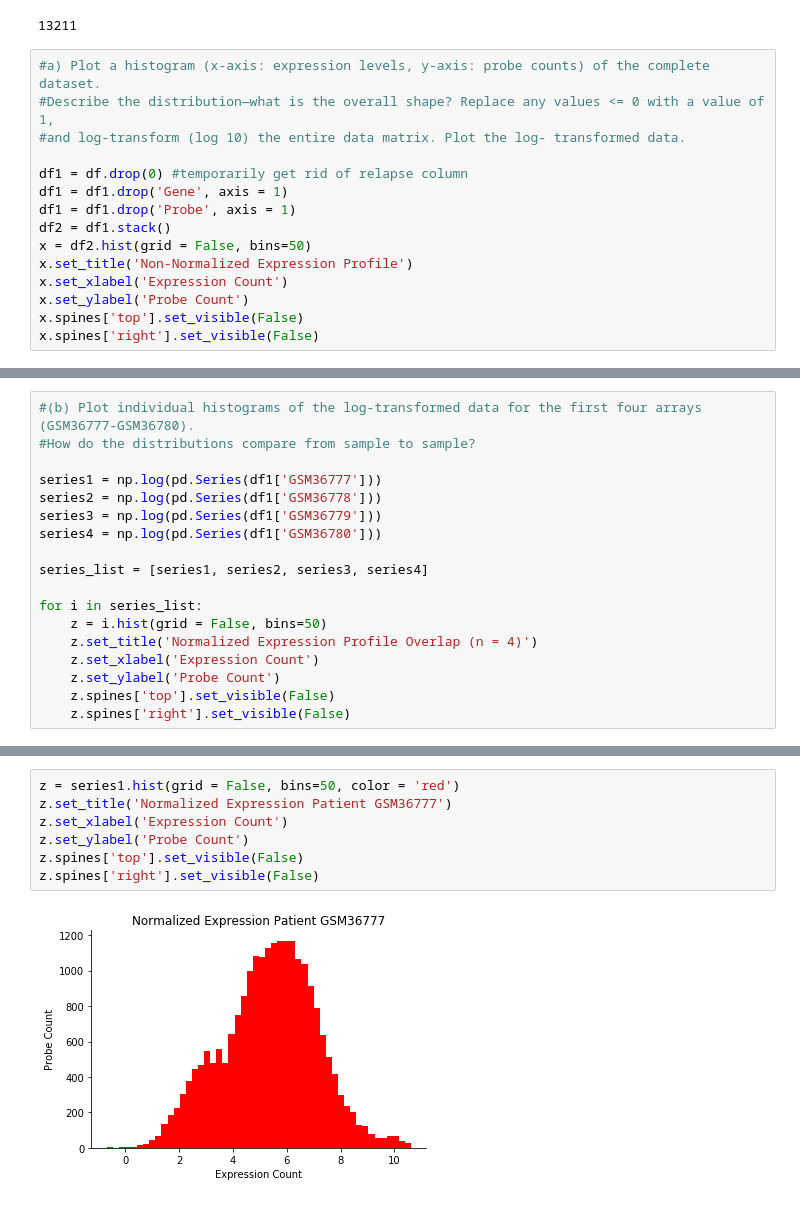
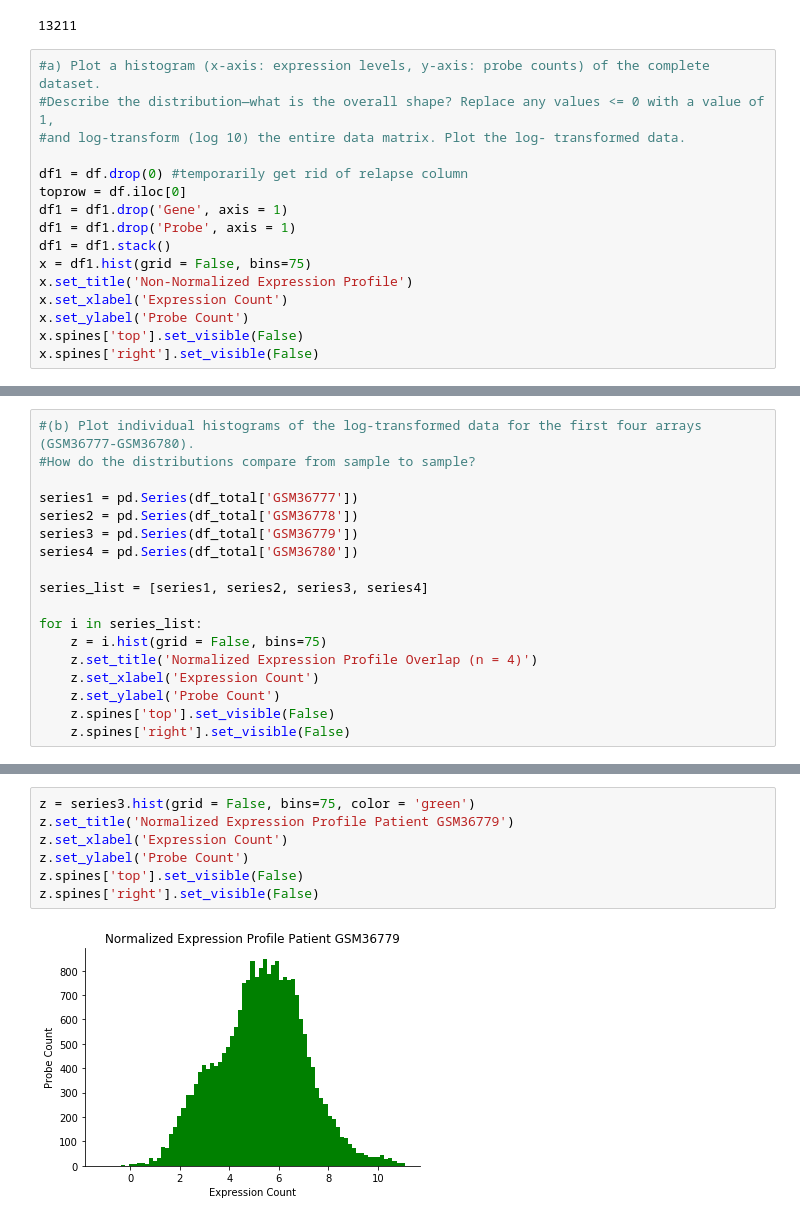
Before and after one commit to mwmarkman/algorithms-school_work, a Jupyter notebook: CSCI 5461/HW1/HW1_code.ipynb, the cells around one changed output, grey strips where cells are left out. Cells and saved outputs as stored; diff of their text form.

```diff
--- a/CSCI 5461/HW1/HW1_code.ipynb
+++ b/CSCI 5461/HW1/HW1_code.ipynb
@@ -68,10 +70,11 @@ print(len(df.Gene.unique())-1)
 #and log-transform (log 10) the entire data matrix. Plot the log- transformed data.
 
 df1 = df.drop(0) #temporarily get rid of relapse column
+toprow = df.iloc[0]
 df1 = df1.drop('Gene', axis = 1)
 df1 = df1.drop('Probe', axis = 1)
-df2 = df1.stack()
-x = df2.hist(grid = False, bins=50)
+df1 = df1.stack()
+x = df1.hist(grid = False, bins=75)
 x.set_title('Non-Normalized Expression Profile')
 x.set_xlabel('Expression Count')
 x.set_ylabel('Probe Count')
@@ -81,0 +108,18 @@ x.spines['right'].set_visible(False)
+# %%
+#(b) Plot individual histograms of the log-transformed data for the first four arrays (GSM36777-GSM36780).
+#How do the distributions compare from sample to sample?
+
+series1 = pd.Series(df_total['GSM36777'])
+series2 = pd.Series(df_total['GSM36778'])
+series3 = pd.Series(df_total['GSM36779'])
+series4 = pd.Series(df_total['GSM36780'])
+
+series_list = [series1, series2, series3, series4]
+
+for i in series_list:
+    z = i.hist(grid = False, bins=75)
+    z.set_title('Normalized Expression Profile Overlap (n = 4)')
+    z.set_xlabel('Expression Count')
+    z.set_ylabel('Probe Count')
+    z.spines['top'].set_visible(False)
+    z.spines['right'].set_visible(False)
@@ -93,18 +145,0 @@ y.spines['right'].set_visible(False)
-# %%
-#(b) Plot individual histograms of the log-transformed data for the first four arrays (GSM36777-GSM36780).
-#How do the distributions compare from sample to sample?
-
-series1 = np.log(pd.Series(df1['GSM36777']))
-series2 = np.log(pd.Series(df1['GSM36778']))
-series3 = np.log(pd.Series(df1['GSM36779']))
-series4 = np.log(pd.Series(df1['GSM36780']))
-
-series_list = [series1, series2, series3, series4]
-
-for i in series_list:
-    z = i.hist(grid = False, bins=50)
-    z.set_title('Normalized Expression Profile Overlap (n = 4)')
-    z.set_xlabel('Expression Count')
-    z.set_ylabel('Probe Count')
-    z.spines['top'].set_visible(False)
-    z.spines['right'].set_visible(False)
@@ -113,9 +146,9 @@ for i in series_list:
 # %%
-z = series1.hist(grid = False, bins=50, color = 'red')
-z.set_title('Normalized Expression Patient GSM36777')
+z = series3.hist(grid = False, bins=75, color = 'green')
+z.set_title('Normalized Expression Profile Patient GSM36779')
 z.set_xlabel('Expression Count')
 z.set_ylabel('Probe Count')
 z.spines['top'].set_visible(False)
 z.spines['right'].set_visible(False)
 # %% [output]
-[figure, old version]
+[figure, new version]
```
Also changed, not shown: parts of 29 cells of this notebook, 2 other files.
